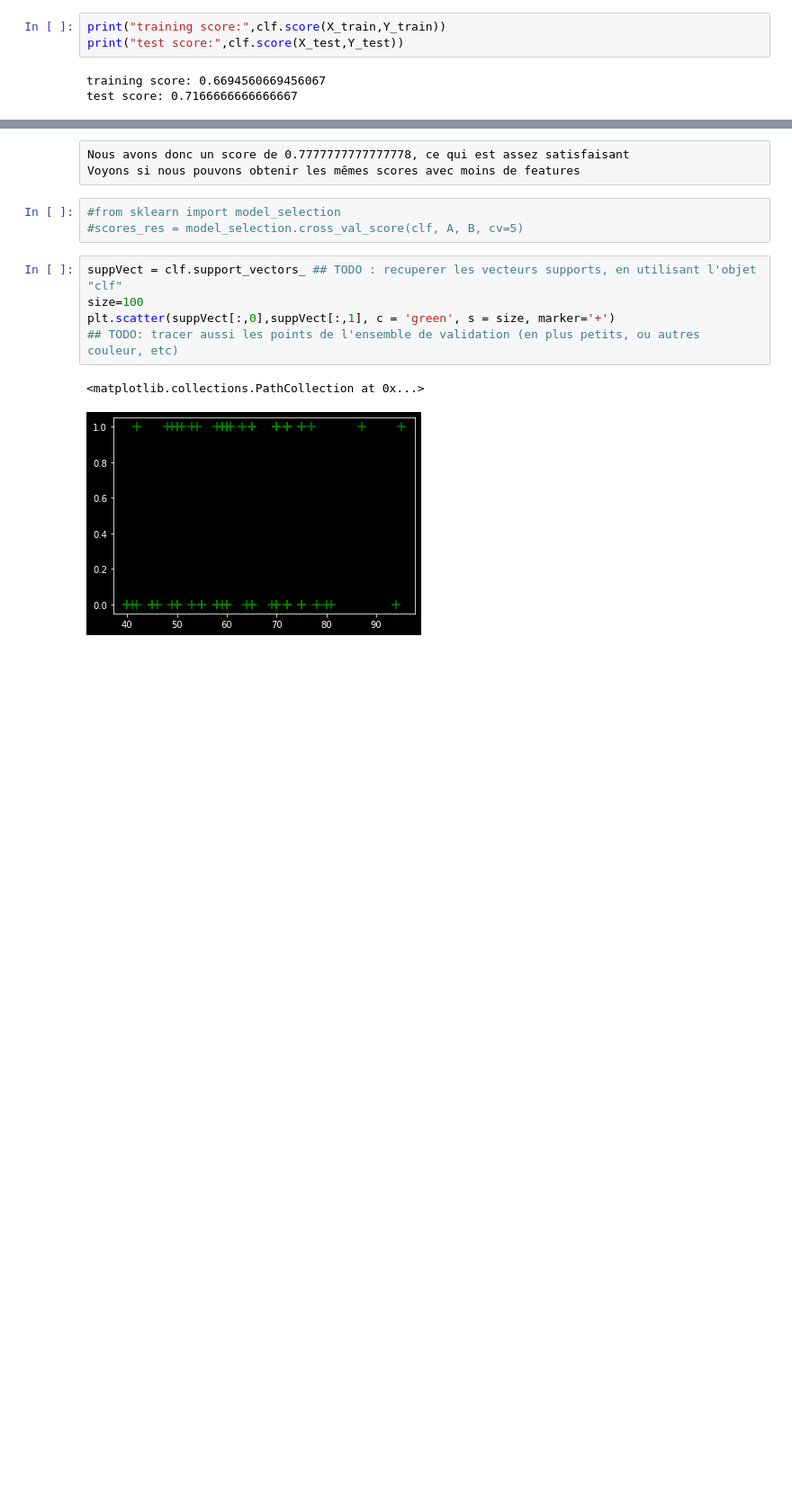
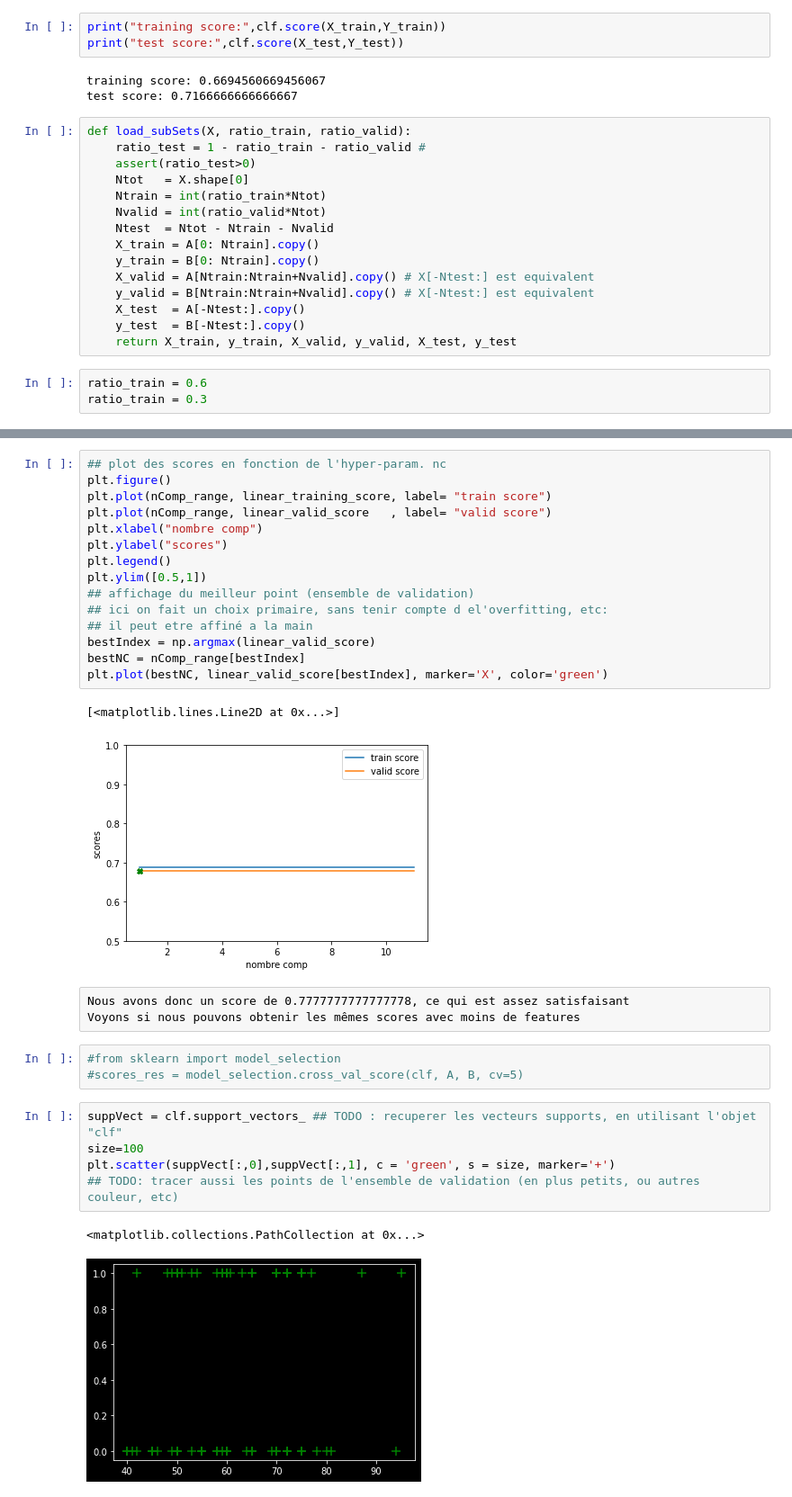
Before and after one commit to FarahTed/ProjetIA, a Jupyter notebook: Test machine learning.ipynb, the cells around one changed output, grey strips where cells are left out. Shown: that part at 90% size. Cells and saved outputs as stored; diff of their text form; blank space fills up the shorter version.

```diff
--- a/Test machine learning.ipynb
+++ b/Test machine learning.ipynb
@@ -265,3 +293,21 @@ print("test score:",clf.score(X_test,Y_test))
 # %% [output]
 training score: 0.6694560669456067
 test score: 0.7166666666666667
+# %%
+def load_subSets(X, ratio_train, ratio_valid):
+    ratio_test = 1 - ratio_train - ratio_valid #
+    assert(ratio_test>0)
+    Ntot   = X.shape[0]
+    Ntrain = int(ratio_train*Ntot)
+    Nvalid = int(ratio_valid*Ntot)
+    Ntest  = Ntot - Ntrain - Nvalid
+    X_train = A[0: Ntrain].copy()
+    y_train = B[0: Ntrain].copy()
+    X_valid = A[Ntrain:Ntrain+Nvalid].copy() # X[-Ntest:] est equivalent
+    y_valid = B[Ntrain:Ntrain+Nvalid].copy() # X[-Ntest:] est equivalent
+    X_test  = A[-Ntest:].copy()
+    y_test  = B[-Ntest:].copy()
+    return X_train, y_train, X_valid, y_valid, X_test, y_test
+# %%
+ratio_train = 0.6
+ratio_train = 0.3
@@ -268,3 +375,21 @@ test score: 0.7166666666666667
+# %%
+## plot des scores en fonction de l'hyper-param. nc
+plt.figure()
+plt.plot(nComp_range, linear_training_score, label= "train score")
+plt.plot(nComp_range, linear_valid_score   , label= "valid score")
+plt.xlabel("nombre comp")
+plt.ylabel("scores")
+plt.legend()
+plt.ylim([0.5,1])
+## affichage du meilleur point (ensemble de validation)
+## ici on fait un choix primaire, sans tenir compte d el'overfitting, etc:
+## il peut etre affiné a la main
+bestIndex = np.argmax(linear_valid_score)
+bestNC = nComp_range[bestIndex]
+plt.plot(bestNC, linear_valid_score[bestIndex], marker='X', color='green')
+# %% [output]
+[<matplotlib.lines.Line2D at 0x...>]
+[figure, added]
 # %% [raw]
 Nous avons donc un score de 0.7777777777777778, ce qui est assez satisfaisant
 Voyons si nous pouvons obtenir les mêmes scores avec moins de features
```
Also changed, not shown: parts of 15 cells of this notebook, 1 other file.
